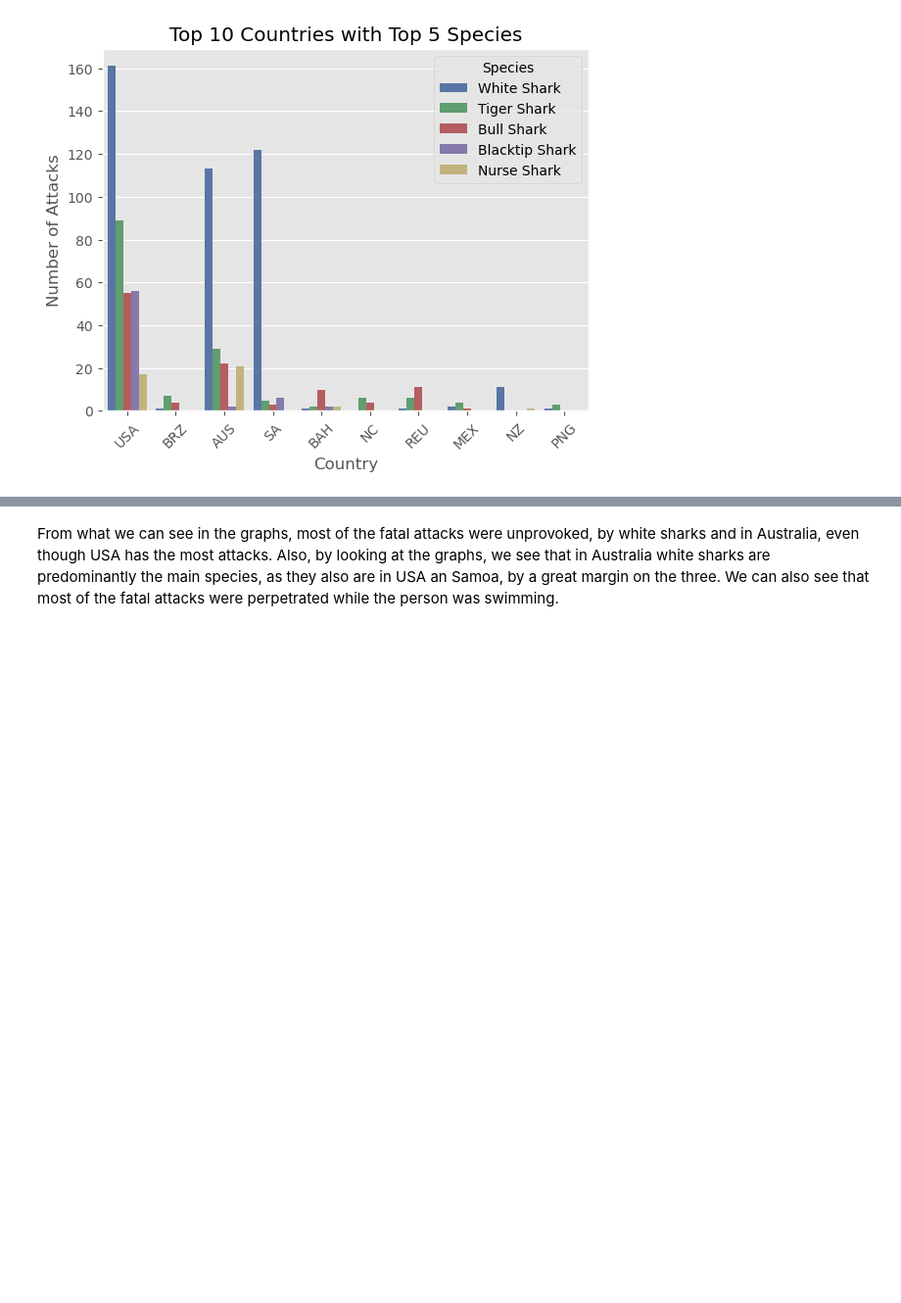
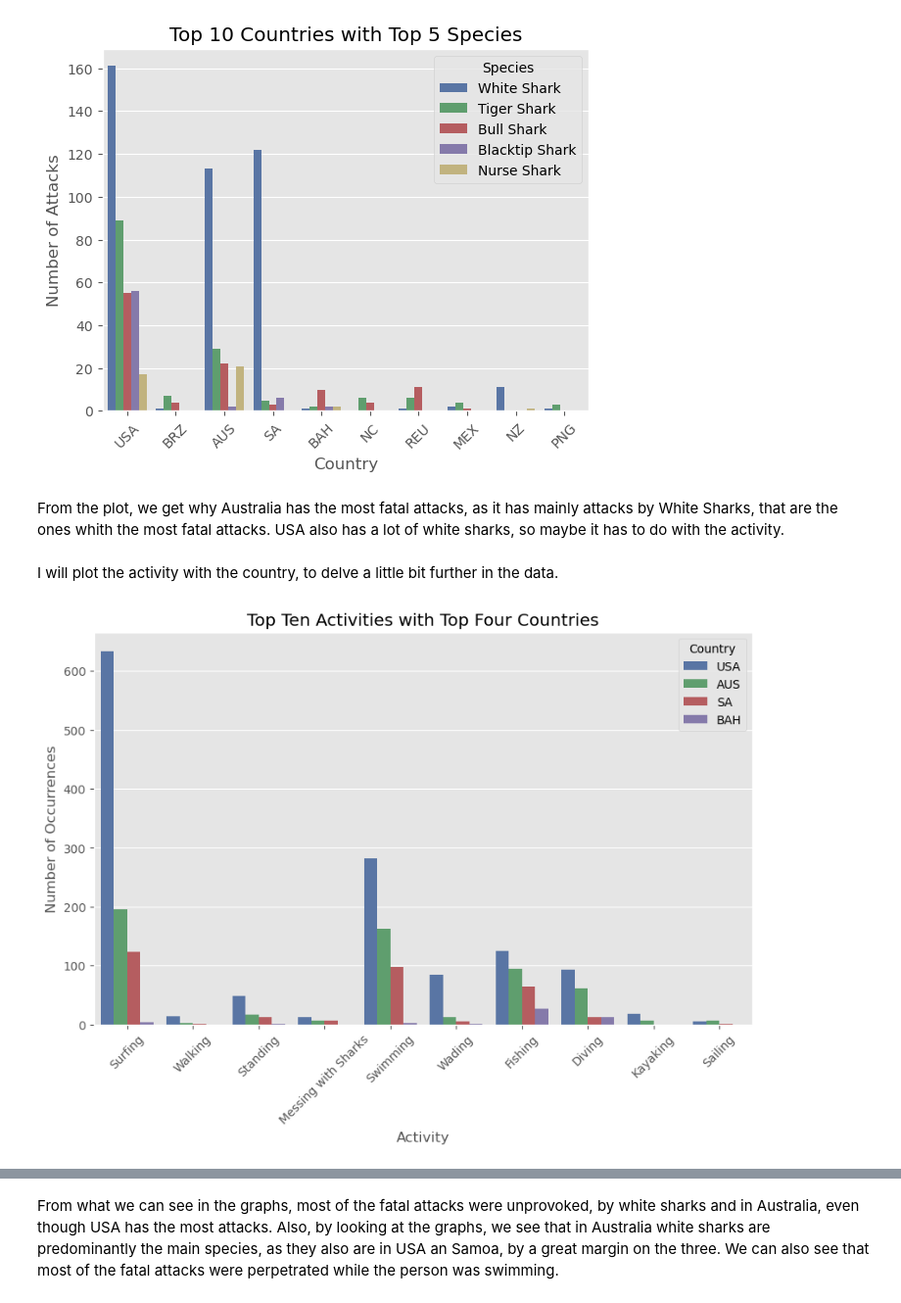
Before and after one commit to Raughar/Shark-Attack-Project, a Jupyter notebook: shark-attack-notebook.ipynb, the cells around one changed output, grey strips where cells are left out. Shown at 98% size. Drawn from its saved outputs; the diff is of its cells as text; code cells hidden in the pictures; blank space fills up the shorter version.

Commit message:
Polishing the notebook a little bit.

```diff
--- a/shark-attack-notebook.ipynb
+++ b/shark-attack-notebook.ipynb
@@ -1036,3 +1080,24 @@ plt.xticks(rotation=45)
 plt.show()
 # %% [output]
 [figure]
+# %% [markdown]
+From the plot, we get why Australia has the most fatal attacks, as it has mainly attacks by White Sharks, that are the ones whith the most fatal attacks. USA also has a lot of white sharks, so maybe it has to do with the activity.
+# %% [markdown]
+I will plot the activity with the country, to delve a little bit further in the data.
+# %%
+#Plotting the top ten activities with the top four countries to see which one has the most pressence in each country.
+top_activities = shark_final['activity'].value_counts().head(10).index
+top_countries = shark_final['country'].value_counts().head(4).index
+
+shark_filtered = shark_final[shark_final['activity'].isin(top_activities) & shark_final['country'].isin(top_countries)]
+
+plt.figure(figsize=(10, 6))
+sns.countplot(x='activity', hue='country', data=shark_filtered)
+plt.xlabel('Activity')
+plt.ylabel('Number of Occurrences')
+plt.title('Top Ten Activities with Top Four Countries')
+plt.legend(title='Country')
+plt.xticks(rotation=45)
+plt.show()
+# %% [output]
+[figure, added]
```
Also changed, not shown: parts of 21 cells of this notebook.
